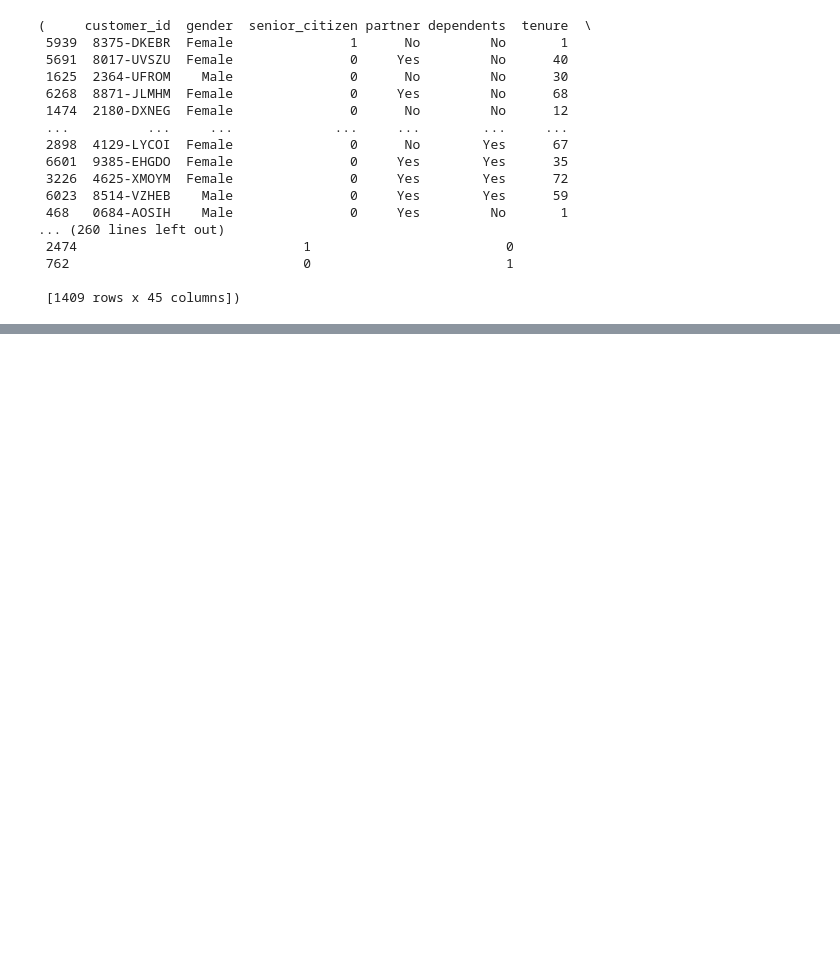
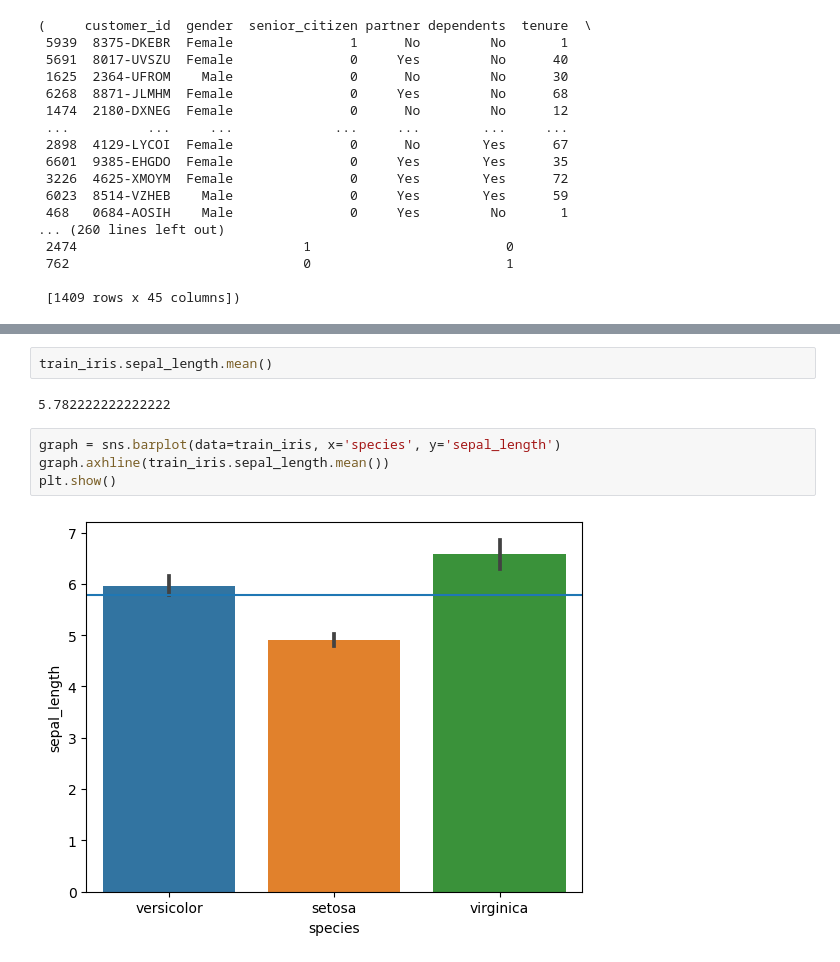
Before and after one commit to DerekBixby/classification_exercises, a Jupyter notebook: classification_exercises.ipynb, the cells around one changed output, grey strips where cells are left out. Drawn from its saved outputs; the diff is of its cells as text; blank space fills up the shorter version.

```diff
--- a/classification_exercises.ipynb
+++ b/classification_exercises.ipynb
@@ -919,0 +1070,10 @@ e. Which combination of recipe, rack position, and temperature gives the best re
+# %%
+train_iris.sepal_length.mean()
+# %% [output]
+5.782222222222222
+# %%
+graph = sns.barplot(data=train_iris, x='species', y='sepal_length')
+graph.axhline(train_iris.sepal_length.mean())
+plt.show()
+# %% [output]
+[figure, added]
```
Also changed, not shown: parts of 96 cells of this notebook.
